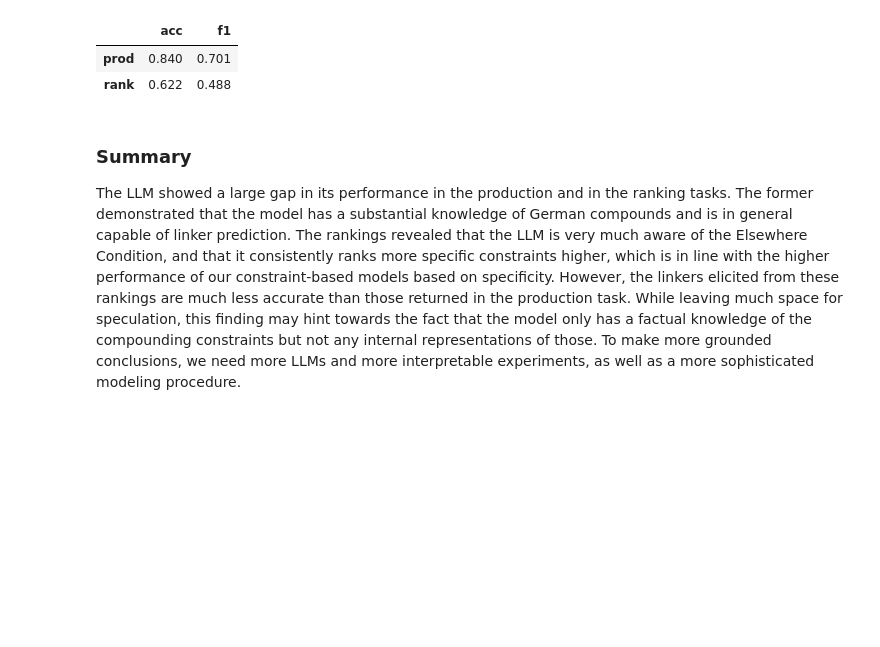
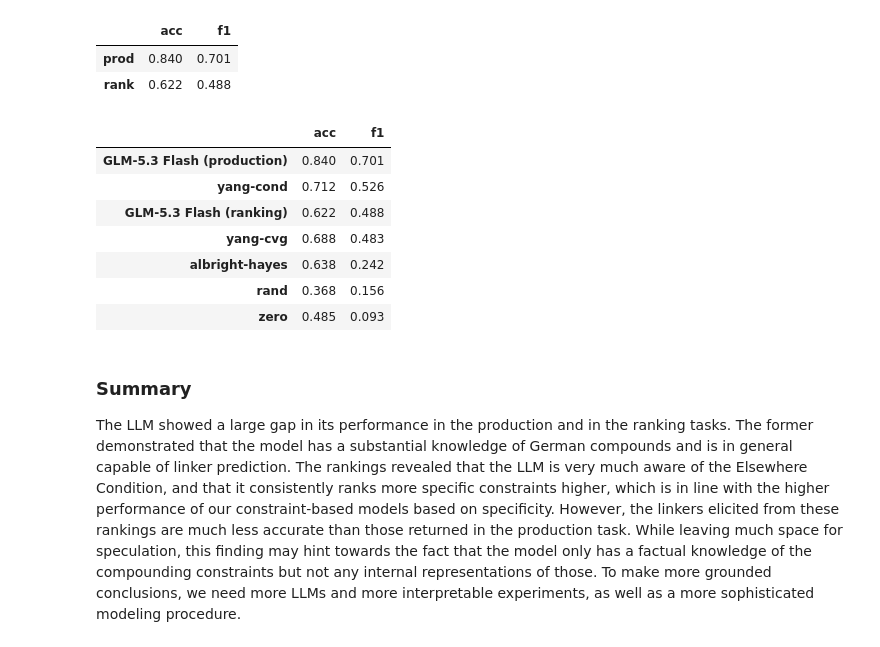
Before and after one commit to maxschmaltz/DieKonstraints, a Jupyter notebook: comp_modeling/inspect.ipynb, the cells around one changed output. Drawn from its saved outputs; the diff is of its cells as text; code cells hidden in the pictures; blank space fills up the shorter version.

Commit message:
update metrics summary

```diff
--- a/comp_modeling/inspect.ipynb
+++ b/comp_modeling/inspect.ipynb
@@ -1999,6 +1999,28 @@ prod_vs_ranking
 |  | acc | f1 |
 | prod | 0.840 | 0.701 |
 | rank | 0.622 | 0.488 |
+# %%
+metrics_summary_extended = metrics_summary.T
+metrics_summary_extended.insert(
+    0, "GLM-5.3 Flash (production)",
+    [llm_metrics.loc["avg", "acc"], llm_metrics.loc["avg", "f1"]]
+)
+metrics_summary_extended.insert(
+    2, "GLM-5.3 Flash (ranking)",
+    [f1_acc_df.loc["avg", "acc"], f1_acc_df.loc["avg", "f1"]]
+)
+metrics_summary_extended = metrics_summary_extended.T
+save_tsv_generic(metrics_summary_extended, "out/metrics_summary_extended")
+metrics_summary_extended
+# %% [output]
+|  | acc | f1 |
+| GLM-5.3 Flash (production) | 0.840 | 0.701 |
+| yang-cond | 0.712 | 0.526 |
+| GLM-5.3 Flash (ranking) | 0.622 | 0.488 |
+| yang-cvg | 0.688 | 0.483 |
+| albright-hayes | 0.638 | 0.242 |
+| rand | 0.368 | 0.156 |
+| zero | 0.485 | 0.093 |
 # %% [markdown]
 ### Summary
 
```
Also changed, not shown: parts of 3 cells of this notebook, 3 other files.
